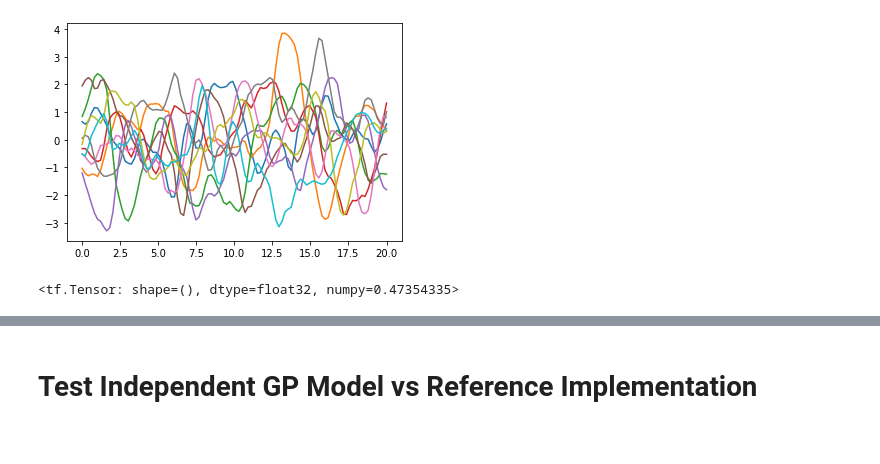
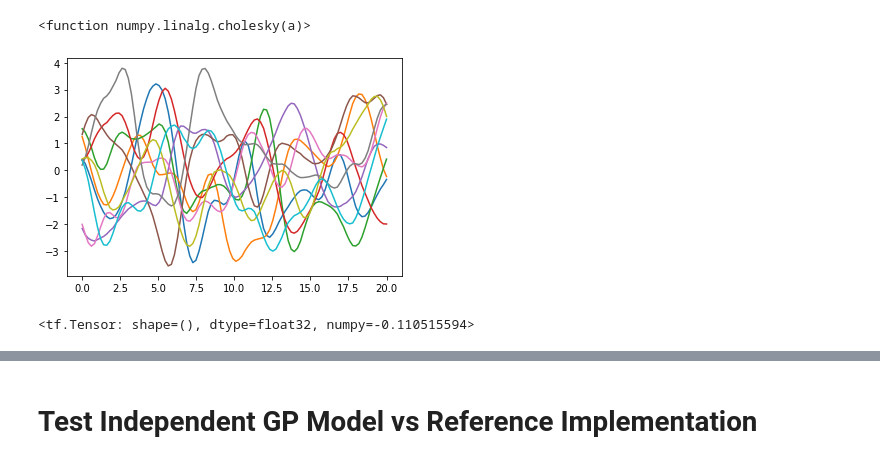
Before and after one commit to gncs/boa, a Jupyter notebook: notebooks/scratch.ipynb, the cells around one changed output, grey strips where cells are left out. Cells and saved outputs as stored; diff of their text form; code cells hidden in the pictures.

```diff
--- a/notebooks/scratch.ipynb
+++ b/notebooks/scratch.ipynb
@@ -33,27 +35,31 @@ from sklearn.model_selection import train_test_split
 # %%
 # Set CPU as available physical device
 tf.config.experimental.set_visible_devices([], 'GPU')
+# %%
+np.linalg.cholesky
+# %% [output]
+<function numpy.linalg.cholesky(a)>
 # %%
 x = tf.Variable(2.)
 
-kern = x * Matern52() + 1e-4 * Delta()
+kern = x * EQ() + 1e-4 * Delta()
 
 gp = GP(kern)
 
 xs = tf.linspace(0., 20., 100)
 
 #tf.nn.moments(samps, axes=[1])
 
 samps = gp(xs).sample(100)
 
 plt.plot(xs, gp(xs).sample(10))
 plt.show()
 
 with tf.GradientTape() as tape:
 
     l = tf.reduce_mean(gp(xs).logpdf(samps))
 
 tape.gradient(l, x)
 # %% [output]
-[figure, old version]
+[figure, new version]
-<tf.Tensor: shape=(), dtype=float32, numpy=0.47354335>
+<tf.Tensor: shape=(), dtype=float32, numpy=-0.110515594>
```
Also changed, not shown: parts of 9 cells of this notebook, 3 other files.
